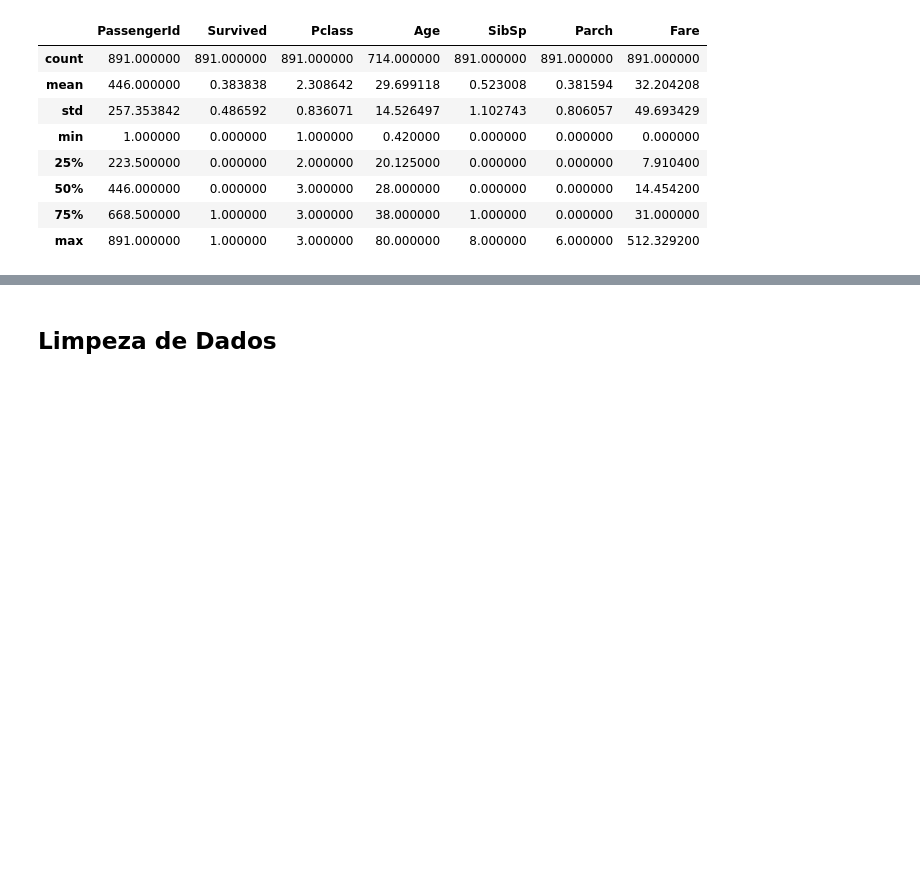
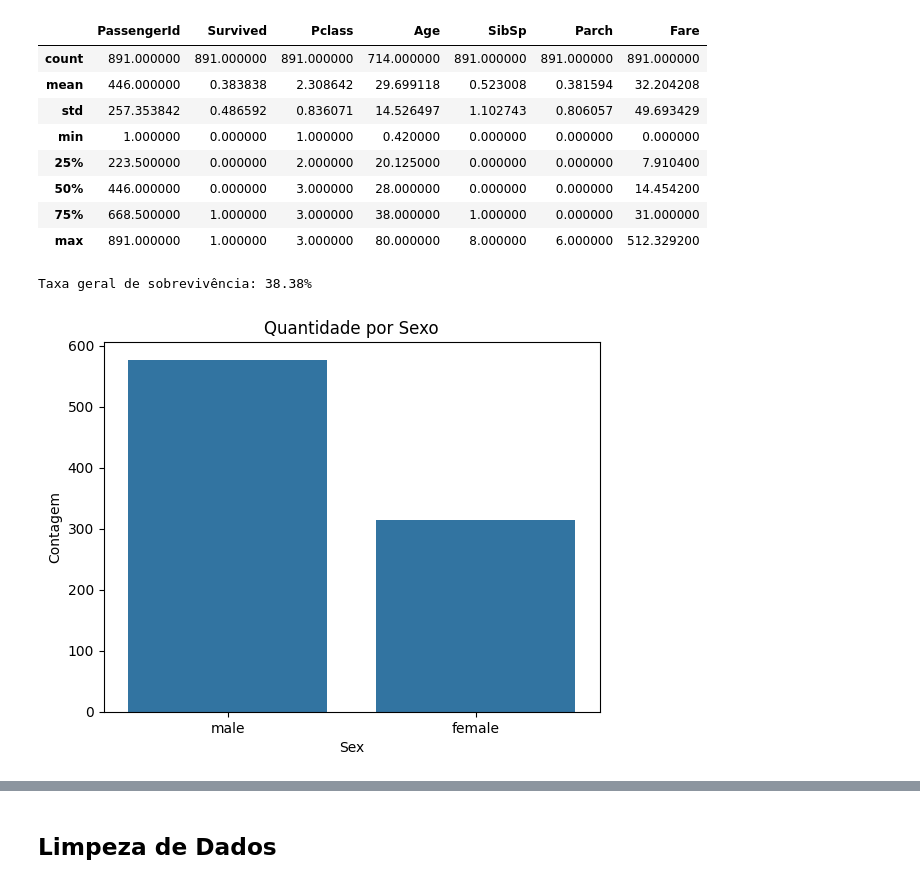
Before and after one commit to thalesgmendes/titanic-survival-analysis, a Jupyter notebook: Rede_Neurais_Avaliação_P3.ipynb, the cells around one changed output, grey strips where cells are left out. Saved outputs shown, nothing was run; the diff lists cells and outputs as text; code cells hidden in the pictures; blank space fills up the shorter version.

```diff
--- a/Rede_Neurais_Avaliação_P3.ipynb
+++ b/Rede_Neurais_Avaliação_P3.ipynb
@@ -69,3 +69,17 @@ df.describe()
 | 50% | 446.000000 | 0.000000 | 3.000000 | 28.000000 | 0.000000 | 0.000000 | 14.454200 |
 | 75% | 668.500000 | 1.000000 | 3.000000 | 38.000000 | 1.000000 | 0.000000 | 31.000000 |
 | max | 891.000000 | 1.000000 | 3.000000 | 80.000000 | 8.000000 | 6.000000 | 512.329200 |
+# %%
+import seaborn as sns
+import matplotlib.pyplot as plt
+survival_rate = df['Survived'].mean()
+print(f"Taxa geral de sobrevivência: {survival_rate:.2%}")
+# %% [output]
+Taxa geral de sobrevivência: 38.38%
+# %%
+sns.countplot(x='Sex', data=df)
+plt.title('Quantidade por Sexo')
+plt.ylabel('Contagem')
+plt.show()
+# %% [output]
+[figure, added]
```
Also changed, not shown: parts of 4 cells of this notebook.
